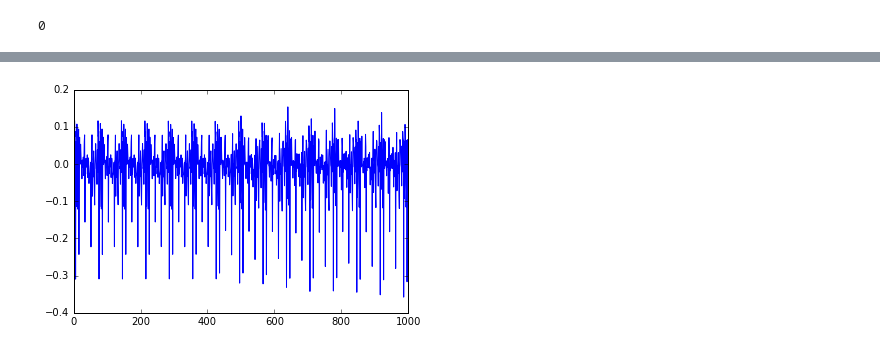
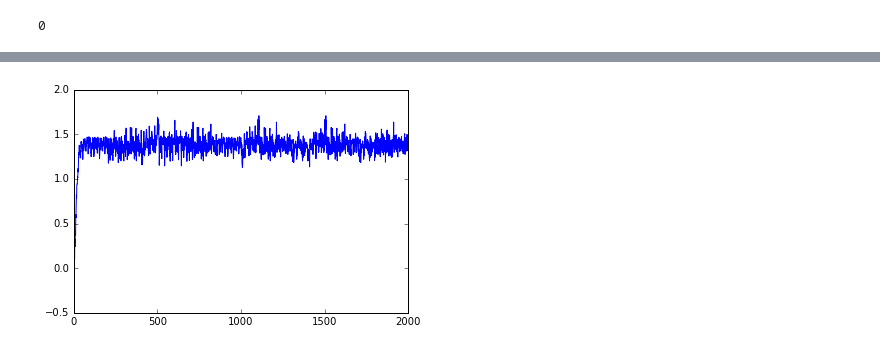
Before and after one commit to AdamRTomkins/libSpineML, a Jupyter notebook: libSpineML/examples/create_esn/UDLR_esn.ipynb, the cells around one changed output, grey strips where cells are left out. Cells and saved outputs as stored; diff of their text form; code cells hidden in the pictures.

```diff
--- a/libSpineML/examples/create_esn/UDLR_esn.ipynb
+++ b/libSpineML/examples/create_esn/UDLR_esn.ipynb
@@ -298,0 +323,8 @@ x = np.array(data).reshape(num_neurons,int(len(data)/num_neurons))
+# %%
+output = np.array(data).reshape(int(len(data)/num_neurons),num_neurons)
+
+#output2 = np.array(data2).reshape(int(len(data2)/num_neurons2),num_neurons2)
+
+plt.plot(output[:,0])
+plt.plot(output2[:,0])
+plt.show()
@@ -298,0 +337,15 @@ x = np.array(data).reshape(num_neurons,int(len(data)/num_neurons))
+# %%
+esn_inputs = []
+
+for n in populations['unknown-visual']['neurons']:
+    # Split to find out if its in the input neurons, and if so what cartridge
+    (n_class,n_cart) = n.split('-')
+    if n_class in input_neurons:
+
+        # names is the names associated with experimental_inputs
+        pos = names.index(n_cart)
+        esn_inputs.append(experiment_data[pos,:])
+    else:
+        esn_inputs.append(np.zeros((1,experiment_data.shape[1])))
+# %%
+esn_inputs = np.vstack(esn_inputs)
@@ -298,0 +421,6 @@ x = np.array(data).reshape(num_neurons,int(len(data)/num_neurons))
+# %%
+train_signal = np.ones((1,steps))
+train_signal = experiment_classes.reshape(1,steps)
+
+# input needs to be the same shape as the reservoir
+res = fit(esn_inputs.T, output, train_signal.T, inspect=False,output_nodes = None)
@@ -299,5 +436,5 @@ x = np.array(data).reshape(num_neurons,int(len(data)/num_neurons))
 # %%
-plt.plot(x[1,0:1000])
+plt.plot(res[0:2000]);
 plt.show()
 # %% [output]
-[figure, old version]
+[figure, new version]
```
Also changed, not shown: parts of 17 cells of this notebook, 35 other files.
